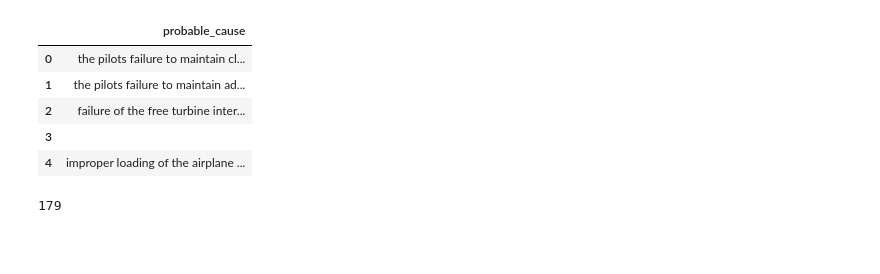
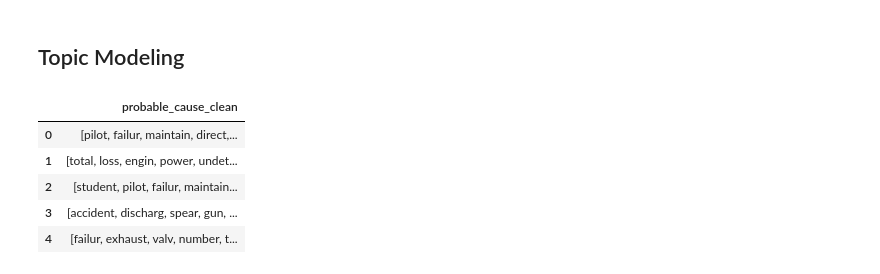
Before and after one commit to kirstyward/data-scientist-exercise02, a Jupyter notebook: narrative_topics.ipynb, the cells around one changed output. Cells and saved outputs as stored; diff of their text form; code cells hidden in the pictures; blank space fills up the shorter version.

```diff
--- a/narrative_topics.ipynb
+++ b/narrative_topics.ipynb
@@ -6,6 +22,9 @@ import os
 # %%
-narrative_files = pd.DataFrame
+df = pd.DataFrame()
 
+#Read in narrative json files from data directory, parse json file to columns, append to one dataframe
 for file in os.listdir("data"):
     if file.startswith("NarrativeData_"):
         df = df.append(pd.read_json(os.path.join('data/', file), orient='split'))
+
+print('The narrative json data contains {} columns and {} rows.'.format(df.shape[1], df.shape[0]))
@@ -48,0 +47,11 @@ df['probable_cause'] = df['probable_cause'].str.replace('[^\w\s]','')
+# %%
+#Get list of english stopwords from the nltk package
+from nltk.corpus import stopwords
+stop = stopwords.words('english')
+
+#Remove punctuation from stopwords list
+stop= [re.sub('[^\w\s]','', word) for word in stop]
+
+#Add custom stopwords based on context
+stop = stop + ['ntsb', 'result', 'factor', 'may', 'contribute']
+print(stop)
@@ -48,0 +60,25 @@ df['probable_cause'] = df['probable_cause'].str.replace('[^\w\s]','')
+# %%
+def clean_text(x, stopwords):
+
+    """
+    Performs text pre-processing on string: case converstion, punctuation removal, tokenization, porter stemming, and stopword removal.
+
+    Parameters:
+
+    x - Sstring to be processed
+    stopwords - A list of strings to be used as stop words
+
+    """
+
+    x = re.sub(r'[^\w\s]','',x) #Remove punctuation
+    x = x.lower().split() #Tokenize and lowercase text
+
+    #Porter Stemming & stop word removal
+    ps = PorterStemmer()
+    x = [ps.stem(word) for word in x if word not in stopwords]
+
+    #Return processed text
+    return(x)
+
+df['probable_cause_clean'] = df.apply(lambda x: clean_text(x.probable_cause, stopwords=stop), axis=1)
+df['narrative_clean'] = df.apply(lambda x: clean_text(x.narrative, stopwords=stop), axis=1)
@@ -49,17 +144,12 @@ df['probable_cause'] = df['probable_cause'].str.replace('[^\w\s]','')
+# %% [markdown]
+## Topic Modeling
 # %%
-df_lda = pd.DataFrame(df['probable_cause'])
-df_lda.columns = ['probable_cause']
+df_lda = df[['probable_cause_clean']]
 df_lda.head()
 # %% [output]
-|  | probable_cause |
-| 0 | the pilots failure to maintain cl... |
-| 1 | the pilots failure to maintain ad... |
-| 2 | failure of the free turbine inter... |
-| 3 |  |
-| 4 | improper loading of the airplane ... |
+|  | probable_cause_clean |
+| 0 | [pilot, failur, maintain, direct,... |
+| 1 | [total, loss, engin, power, undet... |
+| 2 | [student, pilot, failur, maintain... |
+| 3 | [accident, discharg, spear, gun, ... |
+| 4 | [failur, exhaust, valv, number, t... |
-# %%
-from nltk.corpus import stopwords
-stop = stopwords.words('english')
-len(stop)
-# %% [output]
-179
```
Also changed, not shown: parts of 23 cells of this notebook.
